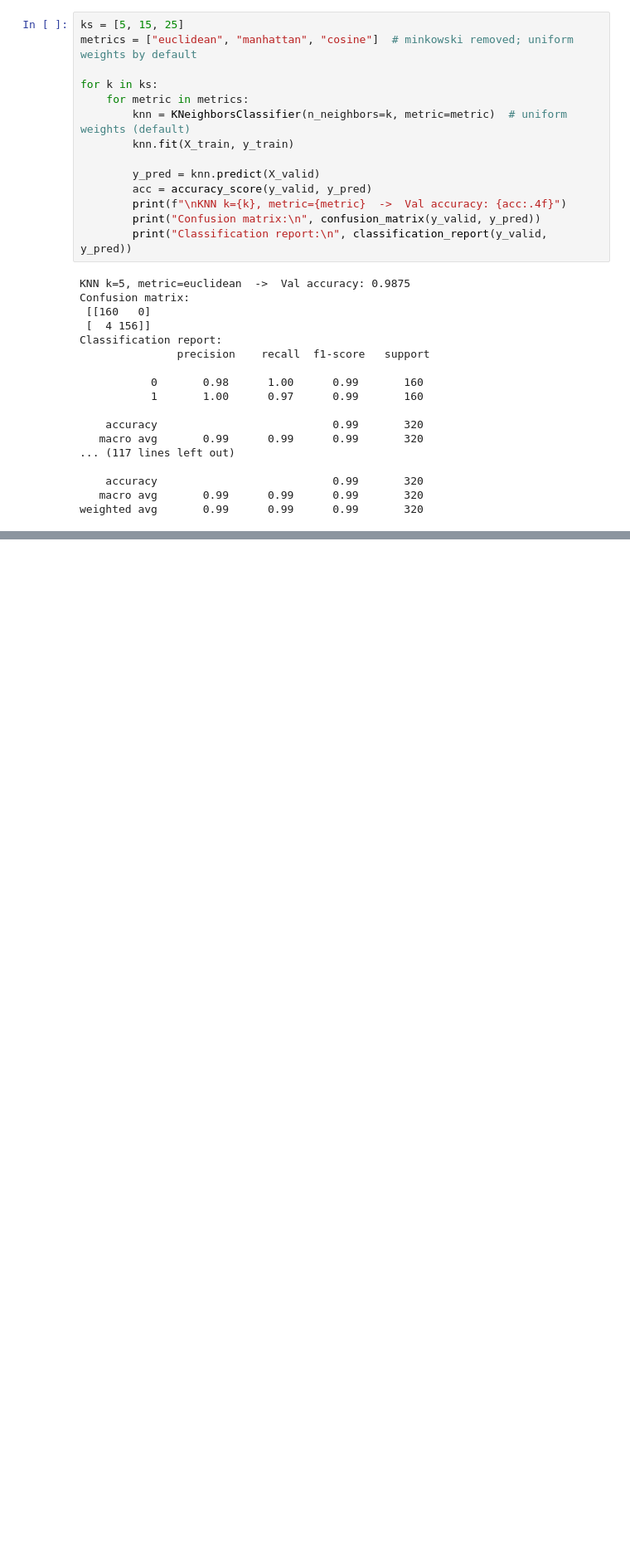
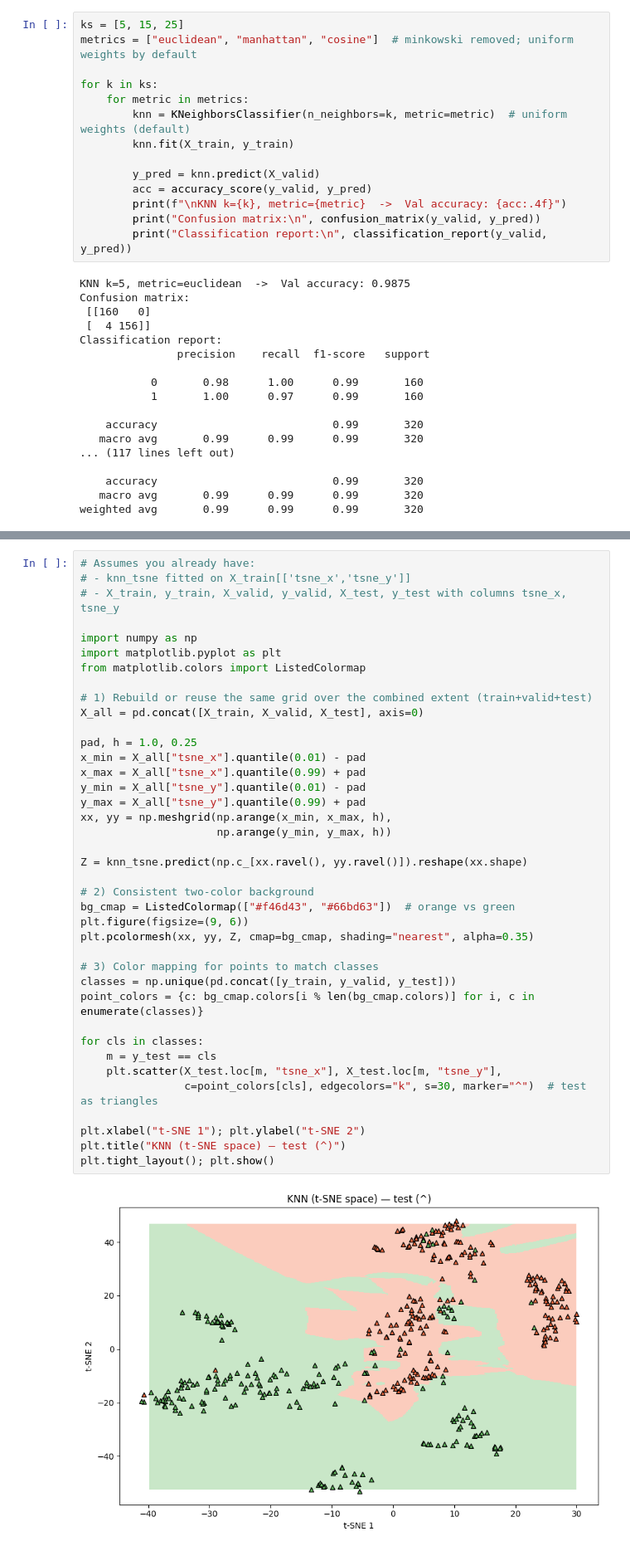
Before and after one commit to Edukasas/ML, a Jupyter notebook: knearest.ipynb, the cells around one changed output, grey strips where cells are left out. Shown at 83% size. Drawn from its saved outputs; the diff is of its cells as text; blank space fills up the shorter version.

```diff
--- a/knearest.ipynb
+++ b/knearest.ipynb
@@ -218,0 +342,41 @@ weighted avg       0.99      0.99      0.99       320
+# %%
+# Assumes you already have:
+# - knn_tsne fitted on X_train[['tsne_x','tsne_y']]
+# - X_train, y_train, X_valid, y_valid, X_test, y_test with columns tsne_x, tsne_y
+
+import numpy as np
+import matplotlib.pyplot as plt
+from matplotlib.colors import ListedColormap
+
+# 1) Rebuild or reuse the same grid over the combined extent (train+valid+test)
+X_all = pd.concat([X_train, X_valid, X_test], axis=0)
+
+pad, h = 1.0, 0.25
+x_min = X_all["tsne_x"].quantile(0.01) - pad
+x_max = X_all["tsne_x"].quantile(0.99) + pad
+y_min = X_all["tsne_y"].quantile(0.01) - pad
+y_max = X_all["tsne_y"].quantile(0.99) + pad
+xx, yy = np.meshgrid(np.arange(x_min, x_max, h),
+                     np.arange(y_min, y_max, h))
+
+Z = knn_tsne.predict(np.c_[xx.ravel(), yy.ravel()]).reshape(xx.shape)
+
+# 2) Consistent two-color background
+bg_cmap = ListedColormap(["#f46d43", "#66bd63"])  # orange vs green
+plt.figure(figsize=(9, 6))
+plt.pcolormesh(xx, yy, Z, cmap=bg_cmap, shading="nearest", alpha=0.35)
+
+# 3) Color mapping for points to match classes
+classes = np.unique(pd.concat([y_train, y_valid, y_test]))
+point_colors = {c: bg_cmap.colors[i % len(bg_cmap.colors)] for i, c in enumerate(classes)}
+
+for cls in classes:
+    m = y_test == cls
+    plt.scatter(X_test.loc[m, "tsne_x"], X_test.loc[m, "tsne_y"],
+                c=point_colors[cls], edgecolors="k", s=30, marker="^")  # test as triangles
+
+plt.xlabel("t-SNE 1"); plt.ylabel("t-SNE 2")
+plt.title("KNN (t-SNE space) — test (^)")
+plt.tight_layout(); plt.show()
+# %% [output]
+[figure, added]
```
Also changed, not shown: parts of 3 cells of this notebook.
